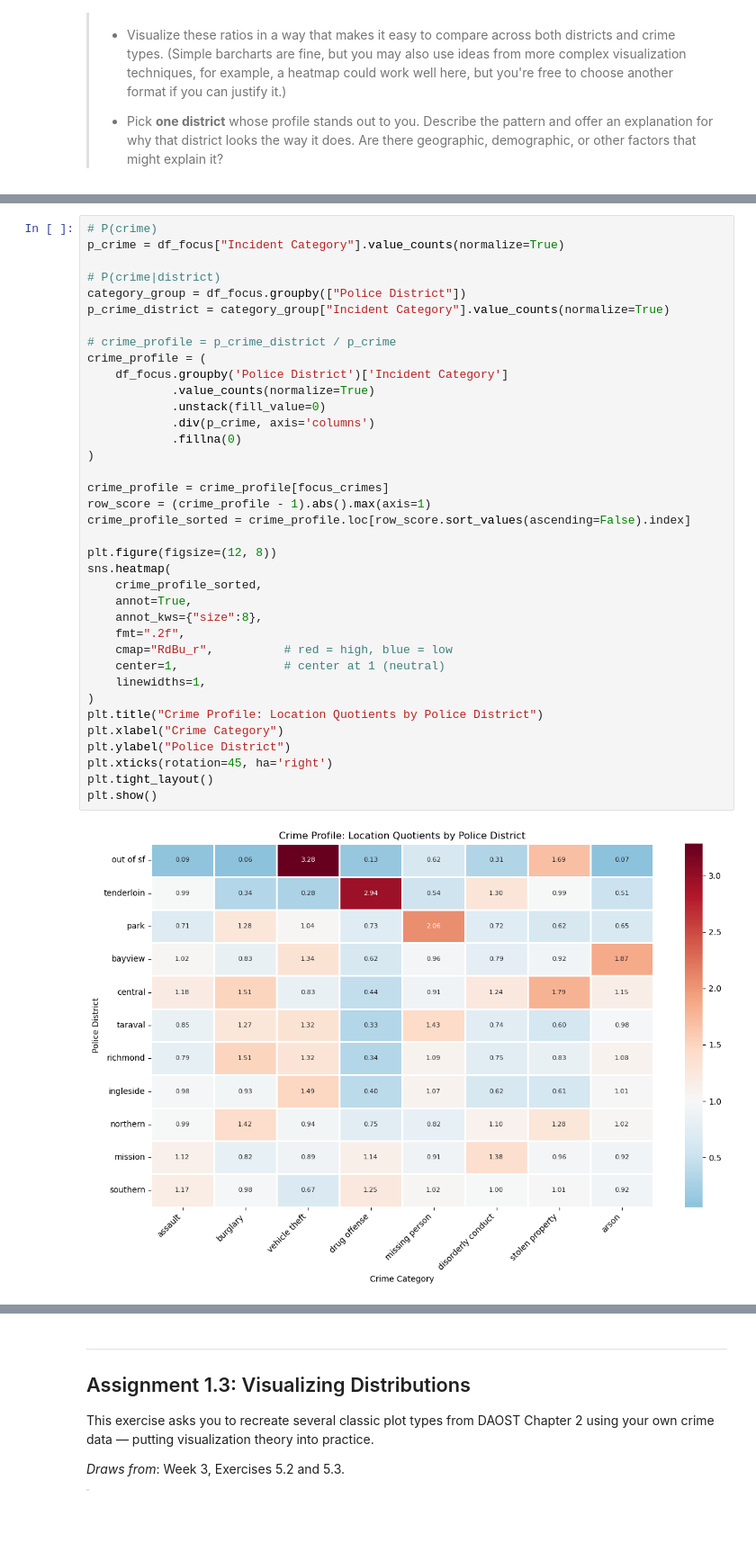
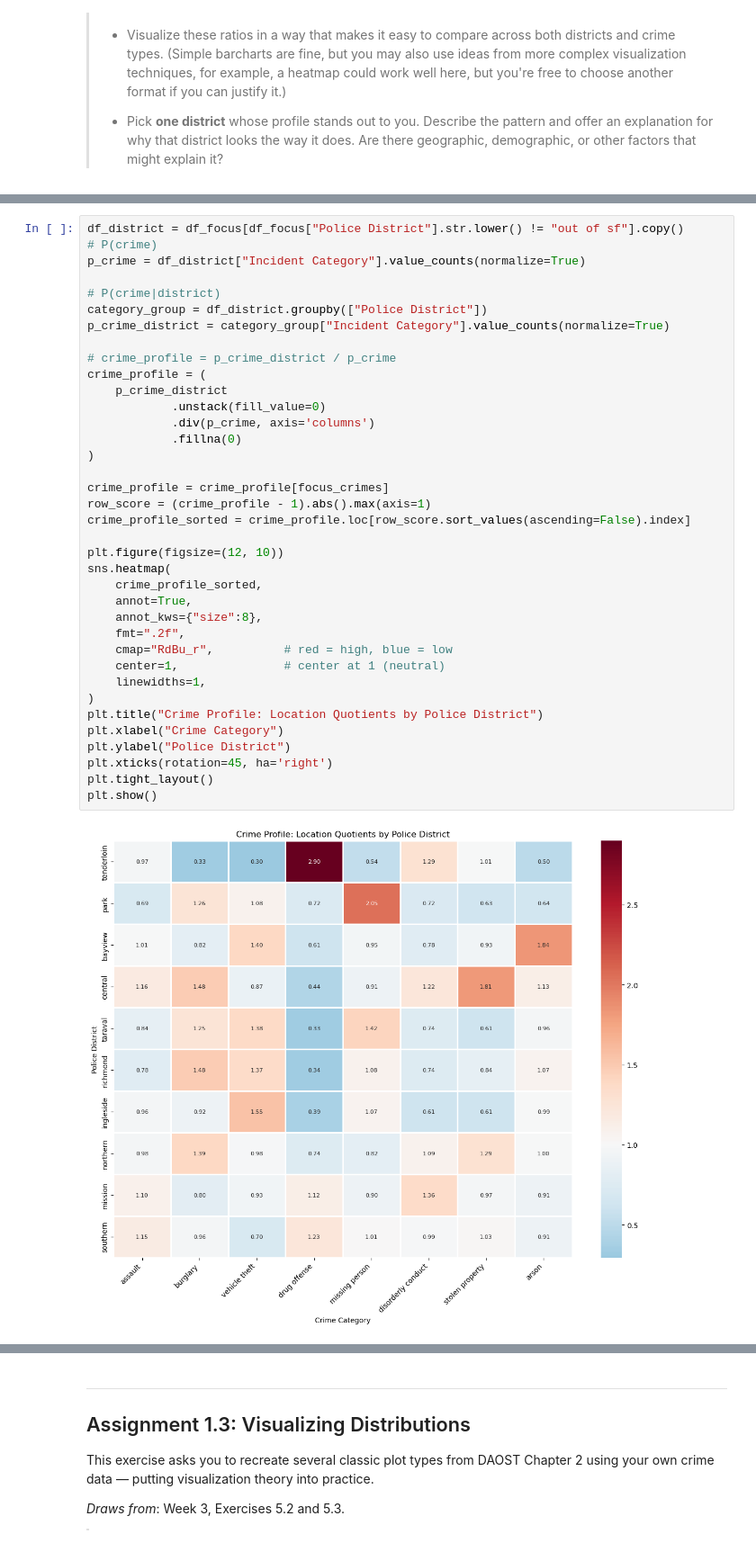
Before and after one commit to Yasmine-bou/Data_analysis, a Jupyter notebook: Assignment1.ipynb, the cells around one changed output, grey strips where cells are left out. Shown at 90% size. Drawn from its saved outputs; the diff is of its cells as text; blank space fills up the shorter version.

Commit message:
Polish A1.1A1.3: clean outputs, improve plot formatting/captions, and refine markdown explanations for clarity

```diff
--- a/Assignment1.ipynb
+++ b/Assignment1.ipynb
@@ -237,39 +233,39 @@ import seaborn as sns
 # %%
+df_district = df_focus[df_focus["Police District"].str.lower() != "out of sf"].copy()
 # P(crime)
-p_crime = df_focus["Incident Category"].value_counts(normalize=True)
+p_crime = df_district["Incident Category"].value_counts(normalize=True)
 
 # P(crime|district)
-category_group = df_focus.groupby(["Police District"])
+category_group = df_district.groupby(["Police District"])
 p_crime_district = category_group["Incident Category"].value_counts(normalize=True)
 
 # crime_profile = p_crime_district / p_crime
 crime_profile = (
-    df_focus.groupby('Police District')['Incident Category']
-            .value_counts(normalize=True)
+    p_crime_district
             .unstack(fill_value=0)
             .div(p_crime, axis='columns')
             .fillna(0)
 )
 
 crime_profile = crime_profile[focus_crimes]
 row_score = (crime_profile - 1).abs().max(axis=1)
 crime_profile_sorted = crime_profile.loc[row_score.sort_values(ascending=False).index]
 
-plt.figure(figsize=(12, 8))
+plt.figure(figsize=(12, 10))
 sns.heatmap(
     crime_profile_sorted,
     annot=True,
     annot_kws={"size":8},
     fmt=".2f",
     cmap="RdBu_r",          # red = high, blue = low
     center=1,               # center at 1 (neutral)
     linewidths=1,
 )
 plt.title("Crime Profile: Location Quotients by Police District")
 plt.xlabel("Crime Category")
 plt.ylabel("Police District")
 plt.xticks(rotation=45, ha='right')
 plt.tight_layout()
 plt.show()
 # %% [output]
-[figure, old version]
+[figure, new version]
```
Also changed, not shown: parts of 17 cells of this notebook.
